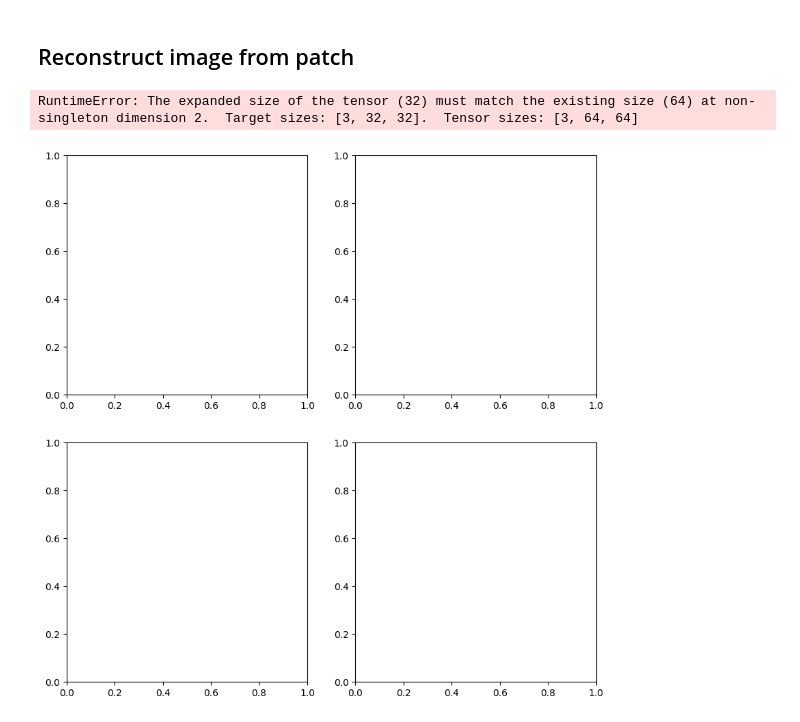
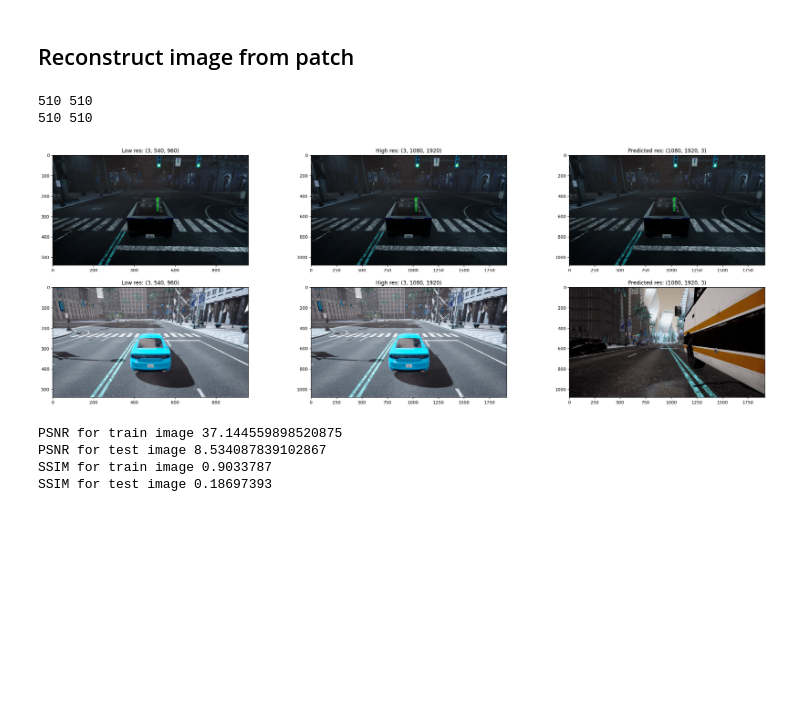
Before and after one commit to MightyCode/Super-Resolution-Project, a Jupyter notebook: train_rdn.ipynb, the cells around one changed output. Cells and saved outputs as stored; diff of their text form; code cells hidden in the pictures; blank space fills up the shorter version.

```diff
--- a/train_rdn.ipynb
+++ b/train_rdn.ipynb
@@ -316,18 +321,0 @@ def predict_full_image_by_patch(model, image, patch_size=32):
-# %%
-## Test on one image from the train and test set
-
-fig, axes = plt.subplots(2, 2, figsize=(10, 10))
-test_low_res1, test_high_res1 = X_train[np.random.randint(len(X_train))]
-test_low_res2, test_high_res2 = X_valid[np.random.randint(len(X_valid))]
-pred_high_res1 = predict_full_image_by_patch(exp.net, test_low_res1)
-pred_high_res2 = predict_full_image_by_patch(exp1.net, test_low_res2)
-ex = [test_high_res1, pred_high_res1, test_high_res2, pred_high_res2]
-for i, ax in enumerate(axes.flat):
-    if i%2 == 0:
-        ax.set_title(f'HR image: {ex[i].detach().cpu().numpy().shape}')
-    else:
-         ax.set_title(f'HR predicted image: {ex[i].detach().cpu().numpy().shape}')
-    myimshow(ex[i], ax=ax)
-# %% [output]
-RuntimeError: The expanded size of the tensor (32) must match the existing size (64) at non-singleton dimension 2.  Target sizes: [3, 32, 32].  Tensor sizes: [3, 64, 64]
-[figure, removed]
@@ -333,0 +386,51 @@ RuntimeError: The expanded size of the tensor (32) must match the existing size
+# %%
+X_train.reset_dataset_limit()
+
+index_train = np.random.randint(len(X_train))
+index_test = np.random.randint(len(X_valid))
+
+train_low_res, train_high_res = X_train.get_full_image(index_train)
+test_low_res, test_high_res = X_train.get_full_image(index_test)
+
+pred_high_res1 = predict_full_image_by_patch(exp1, 1920, 1080, X_train, index_train)
+pred_high_res2 = predict_full_image_by_patch(exp1, 1920, 1080, X_valid, index_test)
+# %% [output]
+510 510
+510 510
+# %%
+## Test on one image from the train and test set
+
+fig, axes = plt.subplots(2, 3, figsize=(30, 10))
+
+axes[0][0].set_title(f'Low res: {train_low_res.detach().cpu().numpy().shape}')
+axes[0][1].set_title(f'High res: {train_high_res.detach().cpu().numpy().shape}')
+axes[0][2].set_title(f'Predicted res: {pred_high_res1.shape}')
+
+axes[0][0].imshow(train_low_res.detach().cpu().numpy().transpose(1, 2, 0))
+axes[0][1].imshow(train_high_res.detach().cpu().numpy().transpose(1, 2, 0))
+axes[0][2].imshow(pred_high_res1)
+
+axes[1][0].set_title(f'Low res: {test_low_res.detach().cpu().numpy().shape}')
+axes[1][1].set_title(f'High res: {test_high_res.detach().cpu().numpy().shape}')
+axes[1][2].set_title(f'Predicted res: {pred_high_res2.shape}')
+
+axes[1][0].imshow(test_low_res.detach().cpu().numpy().transpose(1, 2, 0))
+axes[1][1].imshow(test_high_res.detach().cpu().numpy().transpose(1, 2, 0))
+axes[1][2].imshow(pred_high_res2)
+
+plt.show()
+# %% [output]
+[figure, added]
+# %%
+# Compute the PSNR and SSIM for the predicted image
+
+print("PSNR for train image", metrics.peak_signal_noise_ratio(train_high_res.detach().cpu().numpy().transpose(1, 2, 0), pred_high_res1))
+print("PSNR for test image", metrics.peak_signal_noise_ratio(test_high_res.detach().cpu().numpy().transpose(1, 2, 0), pred_high_res2))
+
+print("SSIM for train image", metrics.structural_similarity(train_high_res.detach().cpu().numpy().transpose(1, 2, 0), pred_high_res1, win_size=7, data_range=1, multichannel=True, channel_axis=2))
+print("SSIM for test image", metrics.structural_similarity(test_high_res.detach().cpu().numpy().transpose(1, 2, 0), pred_high_res2, win_size=7, data_range=1, multichannel=True, channel_axis=2))
+# %% [output]
+PSNR for train image 37.144559898520875
+PSNR for test image 8.534087839102867
+SSIM for train image 0.9033787
+SSIM for test image 0.18697393
```
Also changed, not shown: parts of 14 cells of this notebook, 1 other file.
